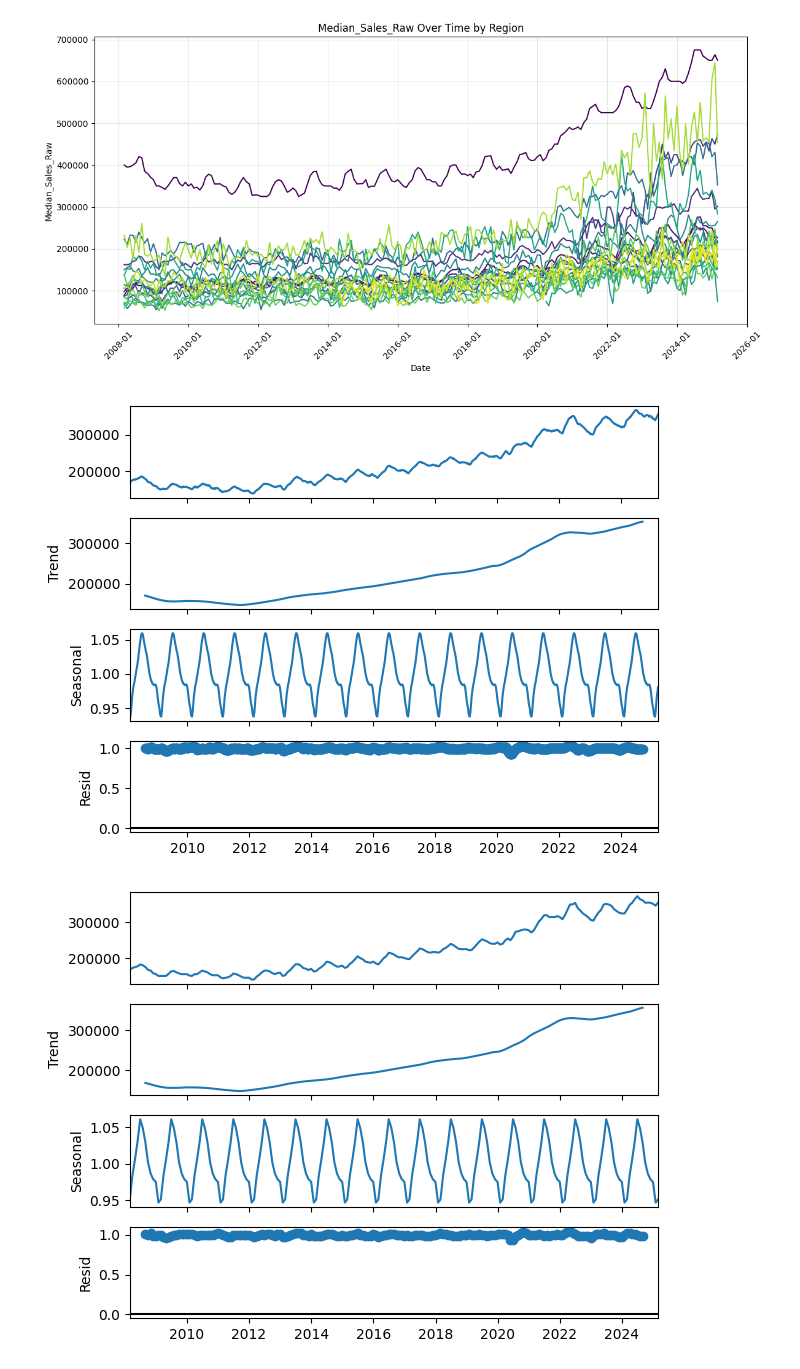
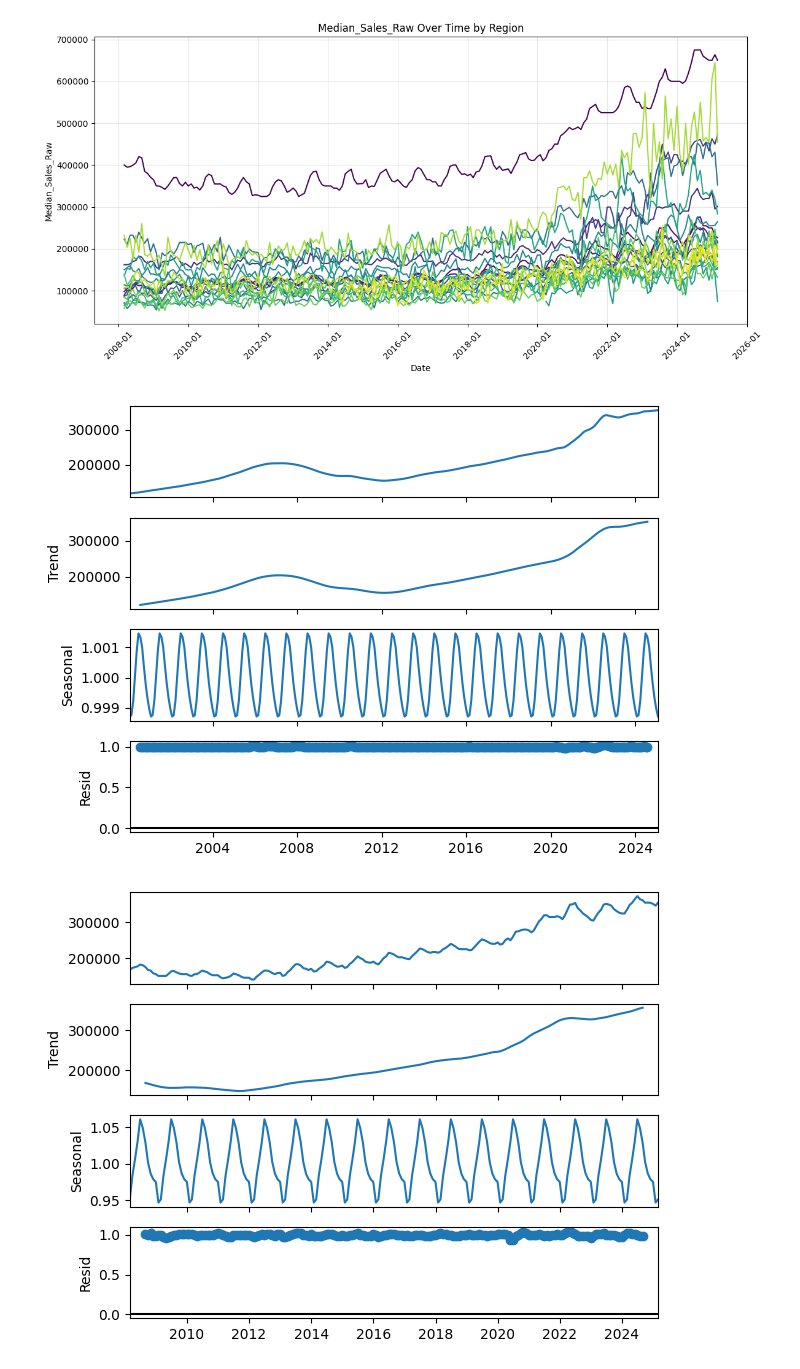
Before and after one commit to JohnathanChan973/CS439_Project_Housing, a Jupyter notebook: db_processing.ipynb, the cells around one changed output. Cells and saved outputs as stored; diff of their text form; code cells hidden in the pictures.

```diff
--- a/db_processing.ipynb
+++ b/db_processing.ipynb
@@ -1386,16 +1386,16 @@ PlottingModels.plot_time_series(state_regions(continental_sales_raw_df, 'ny'), "
 # %% [output]
 [figure]
 # %%
-metro_merged_df = DB.select_merged_table({"Metro_Sales_Data", "Metro_Location_Data"}, key_value=us_id, cols=["Date", "Median_Sales"])
+metro_merged_df = DB.select_merged_table({"Metro_ZHVI_Data", "Metro_Location_Data"}, key_value=us_id, cols=["Date", "ZHVI"])
 metro_merged_df["Date"] = pd.to_datetime(metro_merged_df["Date"], errors="coerce")
 metro_merged_df.set_index("Date", inplace=True)
 
 # Decompose into trend, seasonality, and residual
 decomposition = seasonal_decompose(metro_merged_df, model='multiplicative')
 decomposition.plot()
 plt.show()
 # %% [output]
-[figure, old version]
+[figure, new version]
 # %%
 raw_metro_merged_df = DB.select_merged_table({"Metro_Sales_Raw_Data", "Metro_Location_Data"}, key_value=us_id, cols=["Date", "Median_Sales_Raw"])
 raw_metro_merged_df["Date"] = pd.to_datetime(raw_metro_merged_df["Date"], errors="coerce")
```
Also changed, not shown: parts of 4 cells of this notebook.
